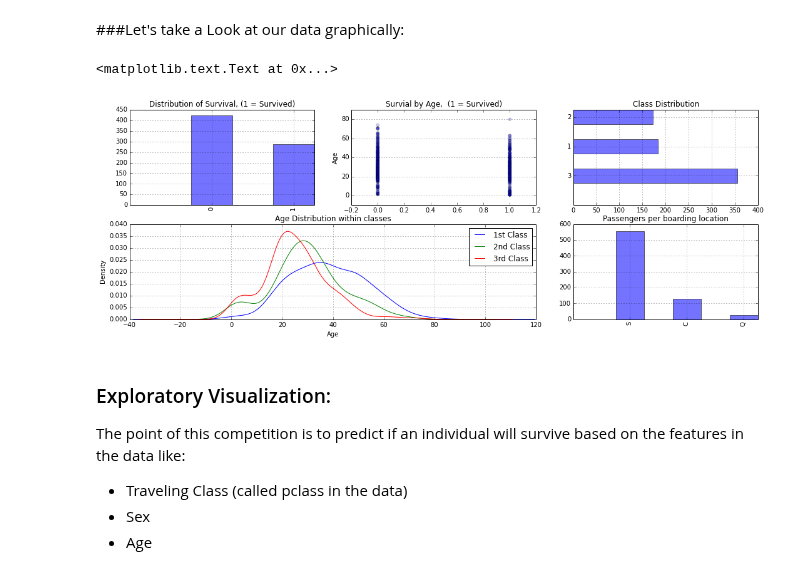
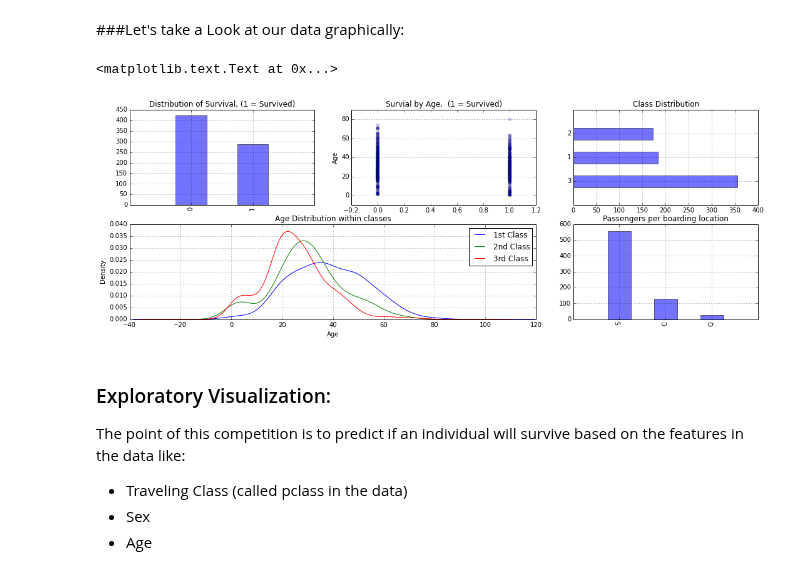
Before and after one commit to agconti/kaggle-titanic, a Jupyter notebook: Titanic.ipynb, the cells around one changed output. Cells and saved outputs as stored; diff of their text form; code cells hidden in the pictures.

Commit message:
feat(kaggle-titanic): fixed additional plotting glitches from matplotlib 1.3 and refactored some variable names

```diff
--- a/Titanic.ipynb
+++ b/Titanic.ipynb
@@ -124,38 +127,50 @@ For a detailed look at how to use pandas for data analysis, the best resource is
 # %% [markdown]
 ###Let's take a Look at our data graphically:
 # %%
-fig = plt.figure(figsize=(18,6), dpi=1600) # specifies the parameters of our graphs
-a = 0.2                                   # sets the alpha level of the colors in the graph (for more attractive results)
-a_bar = 0.55                              # another alpha setting
+# specifies the parameters of our graphs
+fig = plt.figure(figsize=(18,6), dpi=1600)
+alpha=alpha_scatterplot = 0.2
+alpha_bar_chart = 0.55
 
-plt.subplot2grid((2,3),(0,0))             # lets us plot many diffrent shaped graphs together
-df.survived.value_counts().plot(kind='bar', alpha=a_bar)# plots a bar graph of those who surived vs those who did not.
-plt.title("Distribution of Survival, (1 = Survived)") # puts a title on our graph
+# lets us plot many diffrent shaped graphs together
+ax1 = plt.subplot2grid((2,3),(0,0))
+# plots a bar graph of those who surived vs those who did not.
+df.survived.value_counts().plot(kind='bar', alpha=alpha_bar_chart)
+ax1.set_xlim(-1, 2)
+# puts a title on our graph
+plt.title("Distribution of Survival, (1 = Survived)")
 
 plt.subplot2grid((2,3),(0,1))
-plt.scatter(df.survived, df.age, alpha=a)
-plt.ylabel("Age")                         # sets the y axis lable
-plt.grid(b=True, which='major', axis='y') # formats the grid line style of our graphs
+plt.scatter(df.survived, df.age, alpha=alpha_scatterplot)
+# sets the y axis lable
+plt.ylabel("Age")
+# formats the grid line style of our graphs
+plt.grid(b=True, which='major', axis='y')
 plt.title("Survial by Age,  (1 = Survived)")
 
-plt.subplot2grid((2,3),(0,2))
-df.pclass.value_counts().plot(kind="barh", alpha=a_bar)
+ax3 = plt.subplot2grid((2,3),(0,2))
+df.pclass.value_counts().plot(kind="barh", alpha=alpha_bar_chart)
+ax3.set_ylim(-1, len(df.pclass.value_counts()))
 plt.title("Class Distribution")
 
 plt.subplot2grid((2,3),(1,0), colspan=2)
-df.age[df.pclass == 1].plot(kind='kde')   # plots a kernel desnsity estimate of the subset of the 1st class passanges's age
+# plots a kernel desnsity estimate of the subset of the 1st class passanges's age
+df.age[df.pclass == 1].plot(kind='kde')
 df.age[df.pclass == 2].plot(kind='kde')
 df.age[df.pclass == 3].plot(kind='kde')
-plt.xlabel("Age")                         # plots an axis lable
+ # plots an axis lable
+plt.xlabel("Age")
 plt.title("Age Distribution within classes")
-plt.legend(('1st Class', '2nd Class','3rd Class'),loc='best') # sets our legend for our graph.
+# sets our legend for our graph.
+plt.legend(('1st Class', '2nd Class','3rd Class'),loc='best')
 
-plt.subplot2grid((2,3),(1,2))
-df.embarked.value_counts().plot(kind='bar', alpha=a_bar)
-plt.title("Passengers per boarding location")
+ax5 = plt.subplot2grid((2,3),(1,2))
+df.embarked.value_counts().plot(kind='bar', alpha=alpha_bar_chart)
+ax5.set_xlim(-1, len(df.embarked.value_counts()))
+plt.title("Passengers per boarding location")# specifies the parameters of our graphs
 # %% [output]
 <matplotlib.text.Text at 0x...>
-[figure, old version]
+[figure, new version]
 # %% [markdown]
 ### Exploratory Visualization:
 
```
Also changed, not shown: parts of 16 cells of this notebook.
